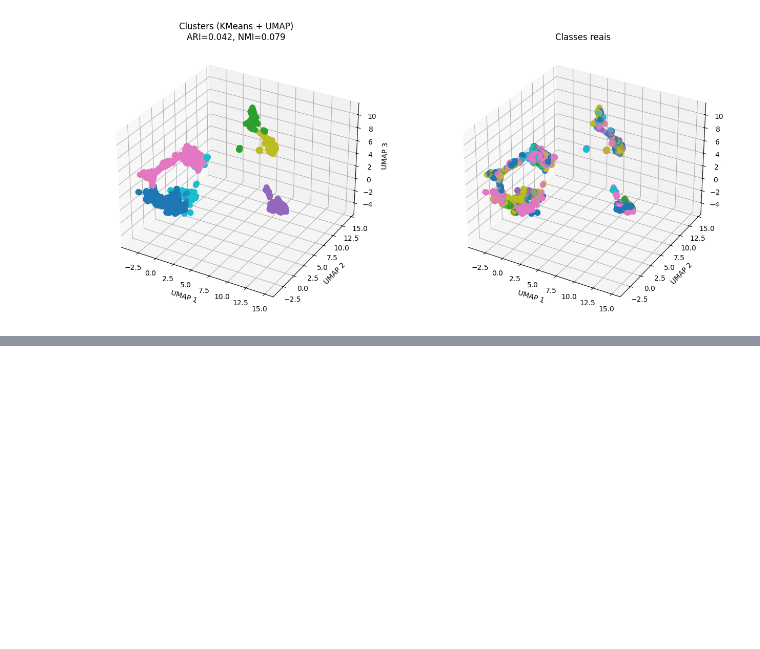
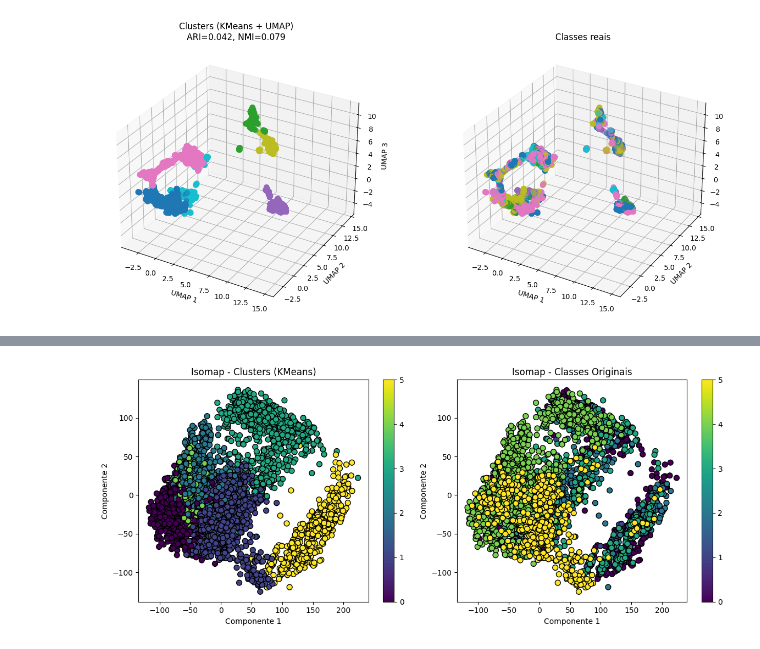
Before and after one commit to grinaldo-oliveira/SibGrapi, a Jupyter notebook: Comparando_Técnicas_com_Clusters_e_Rótulos_Reais.ipynb, the cells around one changed output, grey strips where cells are left out. Drawn from its saved outputs; the diff is of its cells as text; code cells hidden in the pictures; blank space fills up the shorter version.

```diff
--- a/Comparando_Técnicas_com_Clusters_e_Rótulos_Reais.ipynb
+++ b/Comparando_Técnicas_com_Clusters_e_Rótulos_Reais.ipynb
@@ -215,3 +215,83 @@ plt.tight_layout()
 plt.show()
 # %% [output]
 [figure]
+# %%
+import numpy as np
+import matplotlib.pyplot as plt
+from sklearn.manifold import Isomap
+from sklearn.cluster import KMeans
+from sklearn.metrics import adjusted_rand_score, normalized_mutual_info_score
+
+# ----------------------------
+# Simulação do embedding e rótulos originais
+# ----------------------------
+# Suponha que você já possua seus embeddings e os rótulos originais,
+# por exemplo, carregados de um arquivo:
+# embeddings = np.load("seus_embeddings.npy")
+# labels_originais = np.load("seus_labels.npy")
+
+# Simulação: criamos rótulos originais para 6 classes
+labels_originais = labels
+
+# ----------------------------
+# Redução dimensional utilizando Isomap
+# ----------------------------
+n_neighbors = 15  # número de vizinhos para o Isomap, ajuste conforme necessário
+n_components = 2  # reduzindo para 2 dimensões para visualização
+isomap = Isomap(n_neighbors=n_neighbors, n_components=n_components)
+embeddings_2d = isomap.fit_transform(embeddings)
+
+# ----------------------------
+# Clusterização utilizando KMeans com 6 clusters
+# ----------------------------
+n_clusters = 6
+kmeans = KMeans(n_clusters=n_clusters, random_state=42)
+clusters = kmeans.fit_predict(embeddings)
+
+# ----------------------------
+# Cálculo de métricas: ARI e NMI
+# ----------------------------
+ari = adjusted_rand_score(labels_originais, clusters)
+nmi = normalized_mutual_info_score(labels_originais, clusters)
+
+print(f"Adjusted Rand Index (ARI): {ari:.4f}")
+print(f"Normalized Mutual Information (NMI): {nmi:.4f}")
+
+# ----------------------------
+# Plotagem dos Gráficos de Comparação
+# ----------------------------
+plt.figure(figsize=(12, 5))
+
+# Gráfico 1: Embeddings após Isomap, coloridos com base nos clusters obtidos via KMeans
+plt.subplot(1, 2, 1)
+scatter1 = plt.scatter(
+    embeddings_2d[:, 0],
+    embeddings_2d[:, 1],
+    c=clusters,
+    cmap="viridis",
+    edgecolor="k",
+    s=50
+)
+plt.title("Isomap - Clusters (KMeans)")
+plt.xlabel("Componente 1")
+plt.ylabel("Componente 2")
+plt.colorbar(scatter1, ticks=range(n_clusters))
+
+# Gráfico 2: Embeddings após Isomap, coloridos de acordo com as classes originais
+plt.subplot(1, 2, 2)
+scatter2 = plt.scatter(
+    embeddings_2d[:, 0],
+    embeddings_2d[:, 1],
+    c=labels_originais,
+    cmap="viridis",
+    edgecolor="k",
+    s=50
+)
+plt.title("Isomap - Classes Originais")
+plt.xlabel("Componente 1")
+plt.ylabel("Componente 2")
+plt.colorbar(scatter2, ticks=range(len(np.unique(labels_originais))))
+
+plt.tight_layout()
+plt.show()
+# %% [output]
@@ -217,0 +300 @@ plt.show()
+[figure, added]
```
Also changed, not shown: parts of 7 cells of this notebook.
